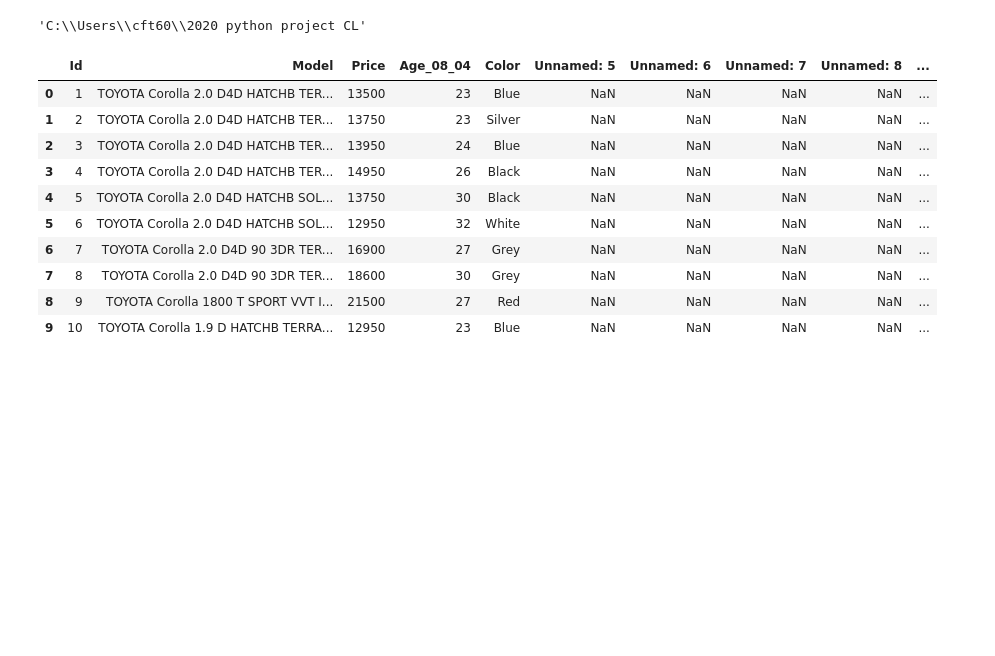
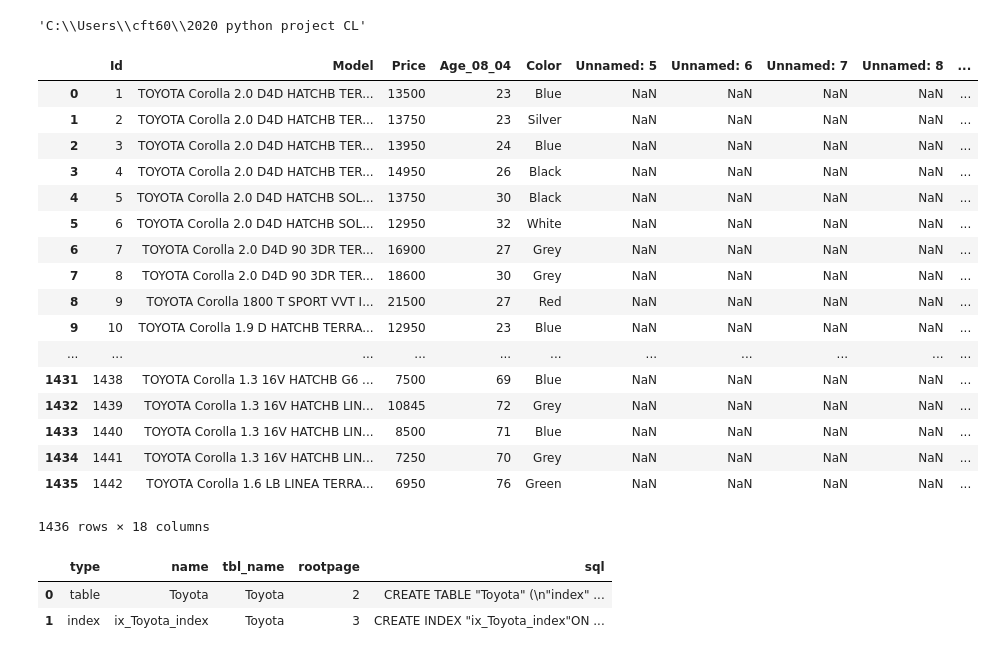
Before and after one commit to ElmosStuntman/2020pythongCodeL, a Jupyter notebook: 2020 python project CL/project.ipynb, the cells around one changed output. Drawn from its saved outputs; the diff is of its cells as text; code cells hidden in the pictures; blank space fills up the shorter version.

```diff
--- a/2020 python project CL/project.ipynb
+++ b/2020 python project CL/project.ipynb
@@ -1,9 +0,0 @@
-# %%
-import pandas as pd
-import zipfile as z
-import pathlib
-import os
-
-os.getcwd()
-# %% [output]
-'C:\\Users\\cft60\\2020 python project CL'
@@ -12,14 +1,50 @@ df1= pd.read_csv("excel/ToyotaCorolla(1).csv")
+# %%
+import pandas as pd
+import os
+import sqlite3
+
+db = sqlite3.connect("excel/toyota.db")
+
+df1= pd.read_csv("excel/ToyotaCorolla(1).csv")
+
+df1.to_sql("Toyota", db, if_exists="replace")
+
+def run_query(query):
+    return pd.read_sql_query(query,db)
+
+
+os.getcwd()
+# %% [output]
+'C:\\Users\\cft60\\2020 python project CL'
 # %%
-df1.head(10)
+df1
 # %% [output]
 |  | Id | Model | Price | Age_08_04 | Color | Unnamed: 5 | Unnamed: 6 | Unnamed: 7 | Unnamed: 8 | ... |
 | 0 | 1 | TOYOTA Corolla 2.0 D4D HATCHB TER... | 13500 | 23 | Blue | NaN | NaN | NaN | NaN | ... |
 | 1 | 2 | TOYOTA Corolla 2.0 D4D HATCHB TER... | 13750 | 23 | Silver | NaN | NaN | NaN | NaN | ... |
 | 2 | 3 | TOYOTA Corolla 2.0 D4D HATCHB TER... | 13950 | 24 | Blue | NaN | NaN | NaN | NaN | ... |
 | 3 | 4 | TOYOTA Corolla 2.0 D4D HATCHB TER... | 14950 | 26 | Black | NaN | NaN | NaN | NaN | ... |
 | 4 | 5 | TOYOTA Corolla 2.0 D4D HATCHB SOL... | 13750 | 30 | Black | NaN | NaN | NaN | NaN | ... |
 | 5 | 6 | TOYOTA Corolla 2.0 D4D HATCHB SOL... | 12950 | 32 | White | NaN | NaN | NaN | NaN | ... |
 | 6 | 7 | TOYOTA Corolla 2.0 D4D 90 3DR TER... | 16900 | 27 | Grey | NaN | NaN | NaN | NaN | ... |
 | 7 | 8 | TOYOTA Corolla 2.0 D4D 90 3DR TER... | 18600 | 30 | Grey | NaN | NaN | NaN | NaN | ... |
 | 8 | 9 | TOYOTA Corolla 1800 T SPORT VVT I... | 21500 | 27 | Red | NaN | NaN | NaN | NaN | ... |
 | 9 | 10 | TOYOTA Corolla 1.9 D HATCHB TERRA... | 12950 | 23 | Blue | NaN | NaN | NaN | NaN | ... |
+| ... | ... | ... | ... | ... | ... | ... | ... | ... | ... | ... |
+| 1431 | 1438 | TOYOTA Corolla 1.3 16V HATCHB G6 ... | 7500 | 69 | Blue | NaN | NaN | NaN | NaN | ... |
+| 1432 | 1439 | TOYOTA Corolla 1.3 16V HATCHB LIN... | 10845 | 72 | Grey | NaN | NaN | NaN | NaN | ... |
+| 1433 | 1440 | TOYOTA Corolla 1.3 16V HATCHB LIN... | 8500 | 71 | Blue | NaN | NaN | NaN | NaN | ... |
+| 1434 | 1441 | TOYOTA Corolla 1.3 16V HATCHB LIN... | 7250 | 70 | Grey | NaN | NaN | NaN | NaN | ... |
+| 1435 | 1442 | TOYOTA Corolla 1.6 LB LINEA TERRA... | 6950 | 76 | Green | NaN | NaN | NaN | NaN | ... |
+1436 rows × 18 columns
+# %%
+query = """
+SELECT *
+FROM sqlite_master
+ORDER BY name;
+"""
+run_query(query)
+# %% [output]
+|  | type | name | tbl_name | rootpage | sql |
+| 0 | table | Toyota | Toyota | 2 | CREATE TABLE "Toyota" (\n"index" ... |
+| 1 | index | ix_Toyota_index | Toyota | 3 | CREATE INDEX "ix_Toyota_index"ON ... |
```
Also changed, not shown: parts of 2 cells of this notebook, 1 other file.
